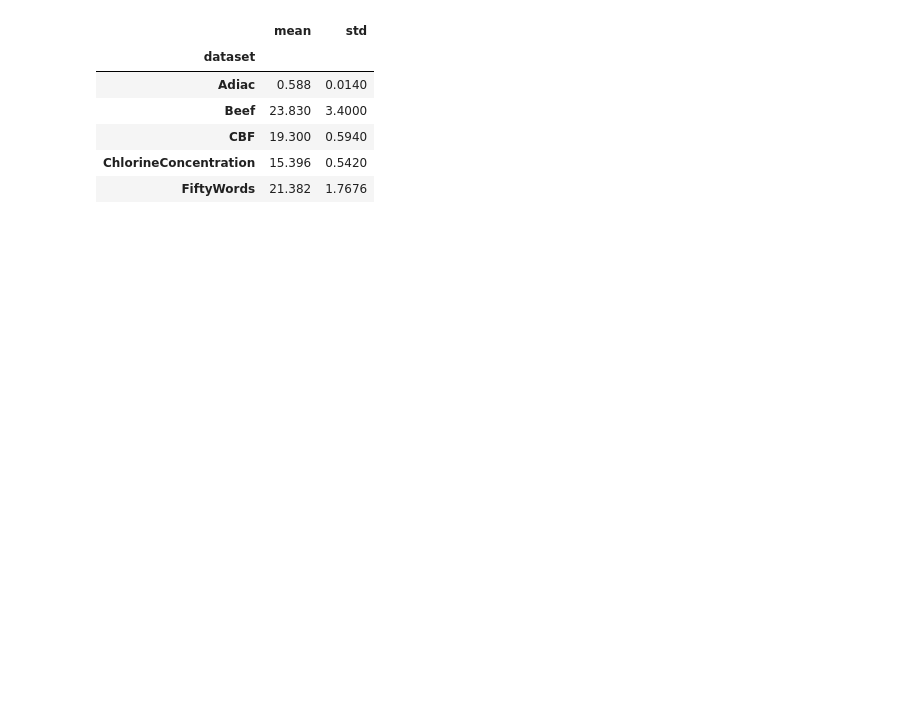
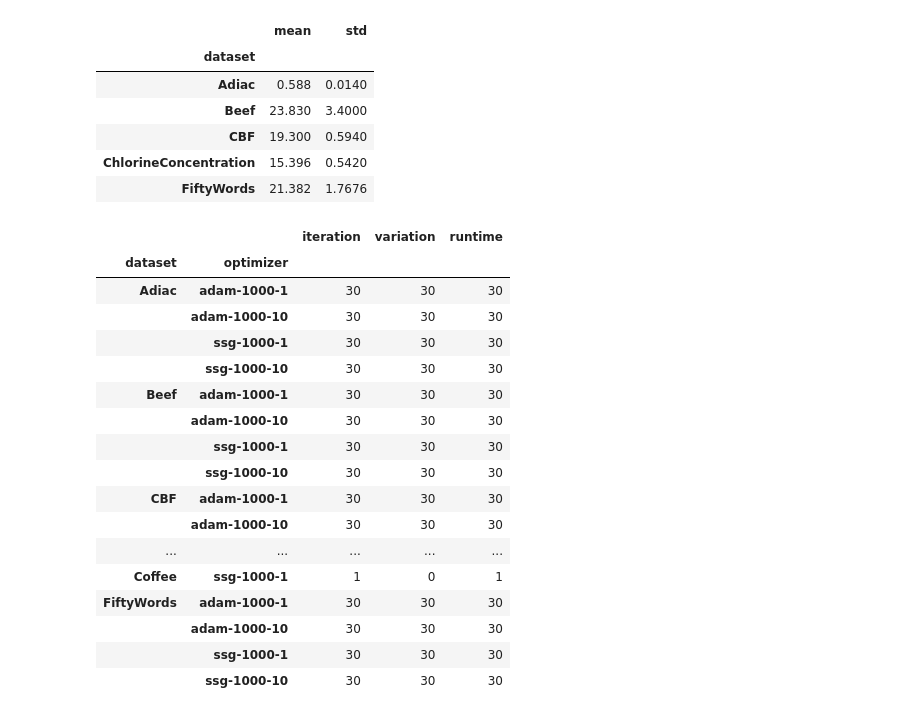
Before and after one commit to wuxmax/dtw-mean-optimization, a Jupyter notebook: explore_results.ipynb, the cells around one changed output. Saved outputs shown, nothing was run; the diff lists cells and outputs as text; code cells hidden in the pictures; blank space fills up the shorter version.

```diff
--- a/explore_results.ipynb
+++ b/explore_results.ipynb
@@ -64,6 +122,27 @@ df_r.groupby(['dataset']).mean()
 | CBF | 19.300 | 0.5940 |
 | ChlorineConcentration | 15.396 | 0.5420 |
 | FiftyWords | 21.382 | 1.7676 |
+# %%
+df.groupby(['dataset', 'optimizer']).count()
+# %% [output]
+|  |  | iteration | variation | runtime |
+| dataset | optimizer |  |  |  |
+| Adiac | adam-1000-1 | 30 | 30 | 30 |
+|  | adam-1000-10 | 30 | 30 | 30 |
+|  | ssg-1000-1 | 30 | 30 | 30 |
+|  | ssg-1000-10 | 30 | 30 | 30 |
+| Beef | adam-1000-1 | 30 | 30 | 30 |
+|  | adam-1000-10 | 30 | 30 | 30 |
+|  | ssg-1000-1 | 30 | 30 | 30 |
+|  | ssg-1000-10 | 30 | 30 | 30 |
+| CBF | adam-1000-1 | 30 | 30 | 30 |
+|  | adam-1000-10 | 30 | 30 | 30 |
+| ... | ... | ... | ... | ... |
+| Coffee | ssg-1000-1 | 1 | 0 | 1 |
+| FiftyWords | adam-1000-1 | 30 | 30 | 30 |
+|  | adam-1000-10 | 30 | 30 | 30 |
+|  | ssg-1000-1 | 30 | 30 | 30 |
+|  | ssg-1000-10 | 30 | 30 | 30 |
 # %%
 df['variation_sign'] = np.sign(df.variation)
 df.groupby(['dataset', 'optimizer']).variation_sign.value_counts().unstack()
```
Also changed, not shown: parts of 10 cells of this notebook, 2 other files.
